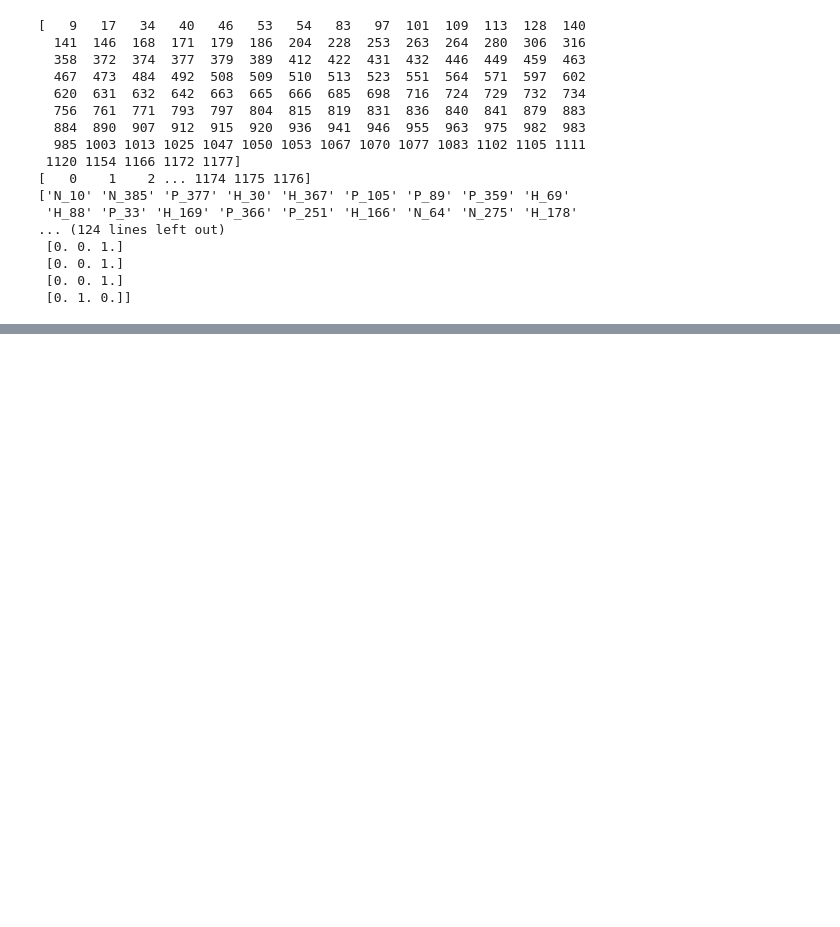
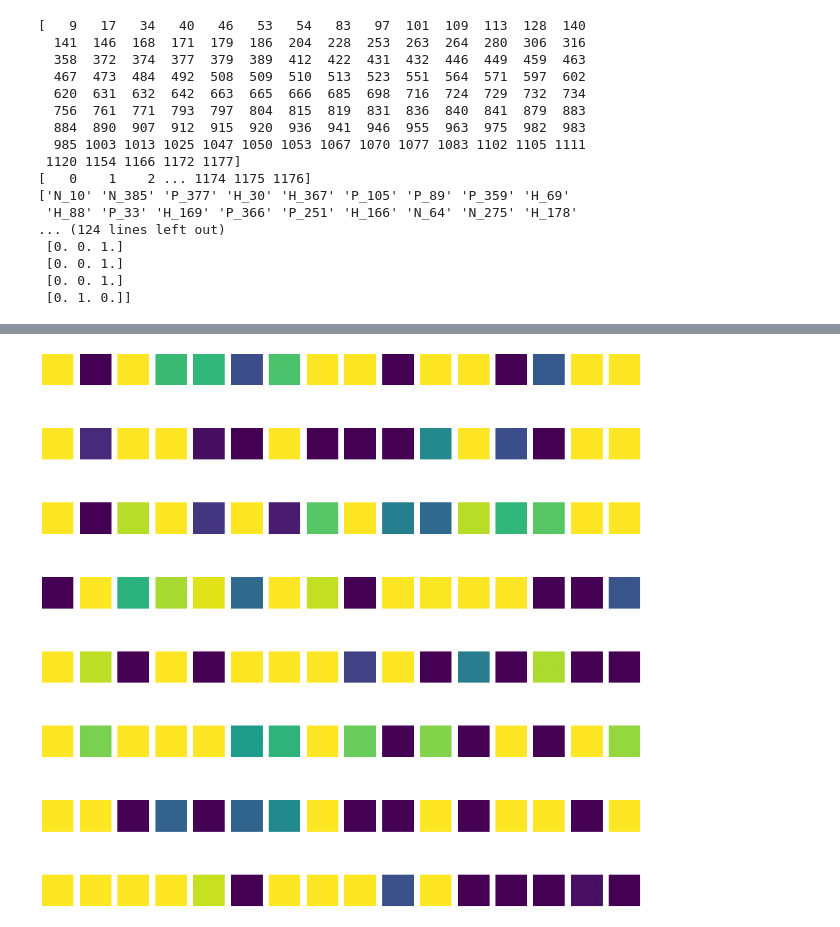
Before and after one commit to WooHyuck-Jeong/Recurrence_Plot, a Jupyter notebook: RP_Densenet.ipynb, the cells around one changed output, grey strips where cells are left out. Cells and saved outputs as stored; diff of their text form; code cells hidden in the pictures; blank space fills up the shorter version.

```diff
--- a/RP_Densenet.ipynb
+++ b/RP_Densenet.ipynb
@@ -330,0 +388,15 @@ plt.show()
+# %%
+conv_acti = keras.Model(model.input, model.layers[9].output)
+# %%
+Welding_data = np.load('E:/Result/ver.3.22/RP/RP.npz')
+
+X_data = Welding_data['X_data']
+y_data = Welding_data['y_data']
+i_data = Welding_data['i_data']
+
+Welding_data.close()
+# %%
+X_train, X_test, y_train, y_test = train_test_split(X_data, y_data, test_size= 0.2, shuffle= True, random_state= 7)
+# %%
+inputs = X_train[0:1].reshape(-1, 300, 300, 2) / 255.0
+feature_map= conv_acti(inputs)
@@ -330,0 +407,9 @@ plt.show()
+# %%
+fig, axs = plt.subplots(8,16, figsize=(20,20))
+for i in range(8):
+    for j in range(16):
+        axs[i,j].imshow(feature_map[0, :, :, i*16+j], vmin= -0.5, vmax= 0.5)
+        axs[i,j].axis('off')
+plt.show()
+# %% [output]
+[figure, added]
```
Also changed, not shown: parts of 15 cells of this notebook, 10 other files.
